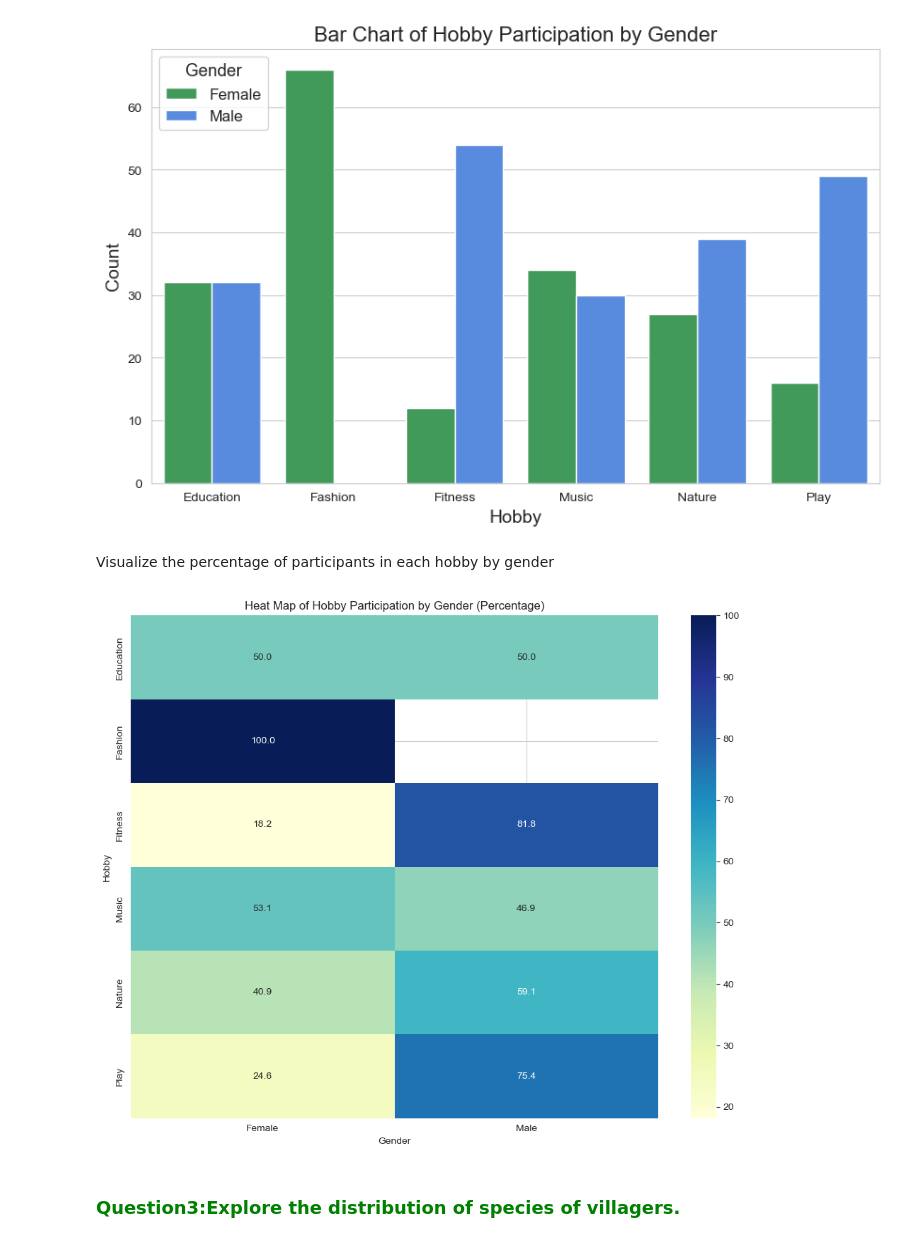
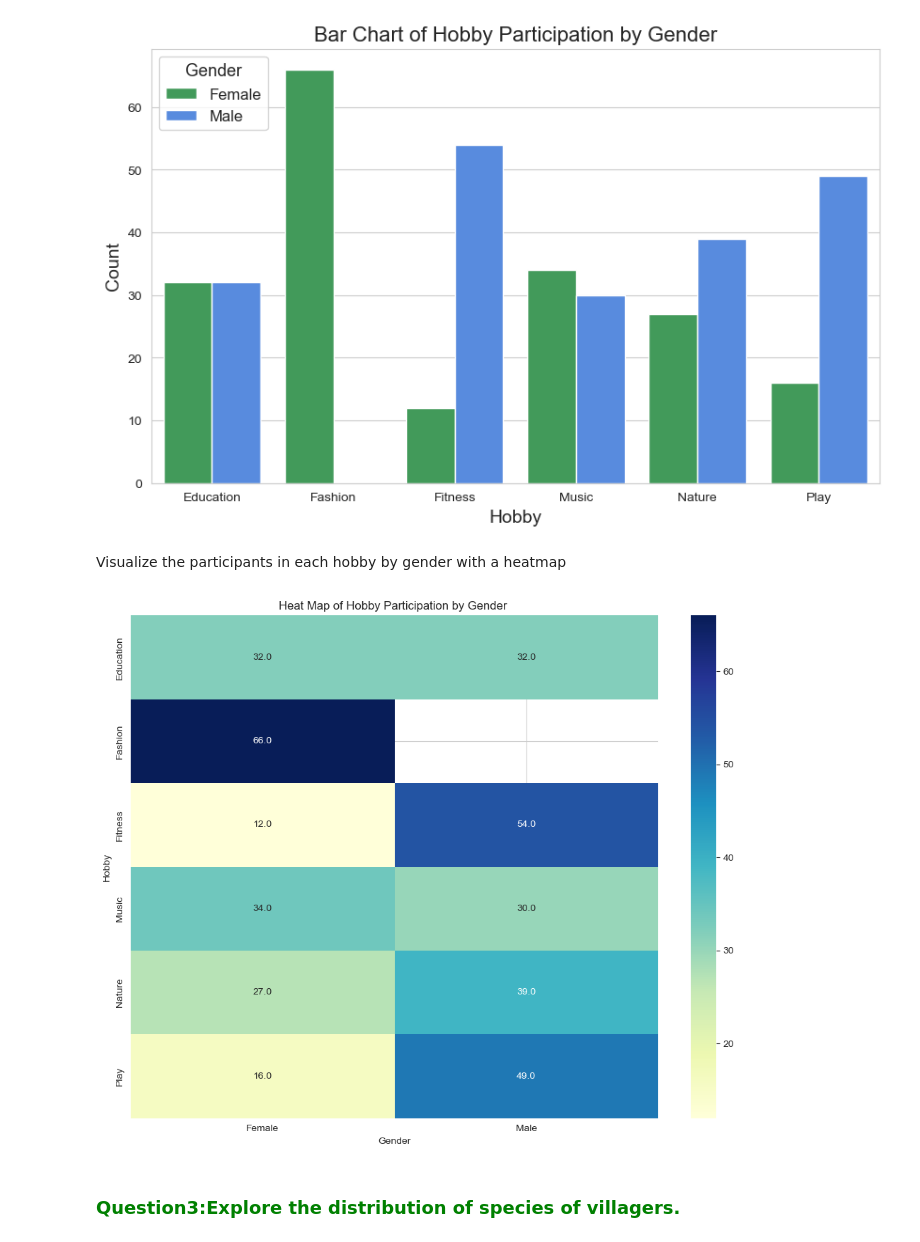
Before and after one commit to lliicassie/Villagers-Analysis-of-Animal-Crossing, a Jupyter notebook: Animal Crossing New Horizons Analysis.ipynb, the cells around one changed output. Cells and saved outputs as stored; diff of their text form; code cells hidden in the pictures.

```diff
--- a/Animal Crossing New Horizons Analysis.ipynb
+++ b/Animal Crossing New Horizons Analysis.ipynb
@@ -321,25 +321,25 @@ plt.legend(title='Gender', title_fontsize='13', loc='upper left', fontsize='12')
 <matplotlib.legend.Legend at 0x...>
 [figure]
 # %% [markdown]
-Visualize the percentage of participants in each hobby by gender
+Visualize the participants in each hobby by gender with a heatmap
 # %%
 import seaborn as sns
 import matplotlib.pyplot as plt
 
 
-percentage_df = percentage_counts_ho.reset_index(name='Percentage')
-percentage_pivot = percentage_df.pivot('Hobby', 'Gender', 'Percentage')
+counts_ho_df = counts_ho.reset_index(name='Count')
+counts_pivot = counts_ho_df.pivot('Hobby', 'Gender', 'Count')
 
 
 plt.figure(figsize=(10, 8))
-sns.heatmap(percentage_pivot, annot=True, cmap="YlGnBu", fmt=".1f")
-plt.title('Heat Map of Hobby Participation by Gender (Percentage)')
+sns.heatmap(counts_pivot, annot=True, cmap="YlGnBu", fmt=".1f")
+plt.title('Heat Map of Hobby Participation by Gender ')
 plt.ylabel('Hobby')
 plt.xlabel('Gender')
 plt.tight_layout()
 plt.show()
 # %% [output]
-[figure, old version]
+[figure, new version]
 # %% [markdown]
 ### <span style="color: green;">Question3:Explore the distribution of species of villagers.</span>
 # %% [markdown]
```
Also changed, not shown: parts of 1 cell of this notebook.
